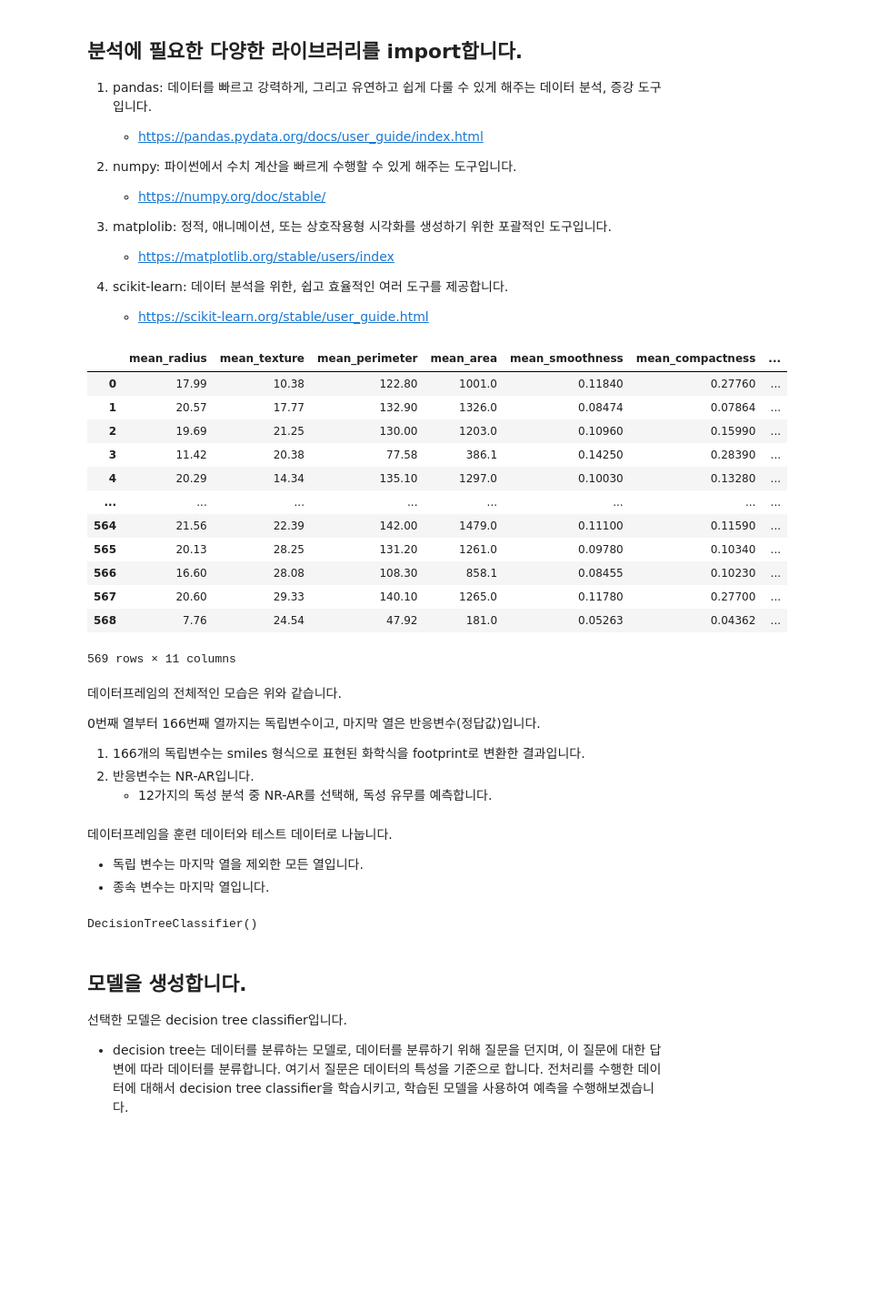
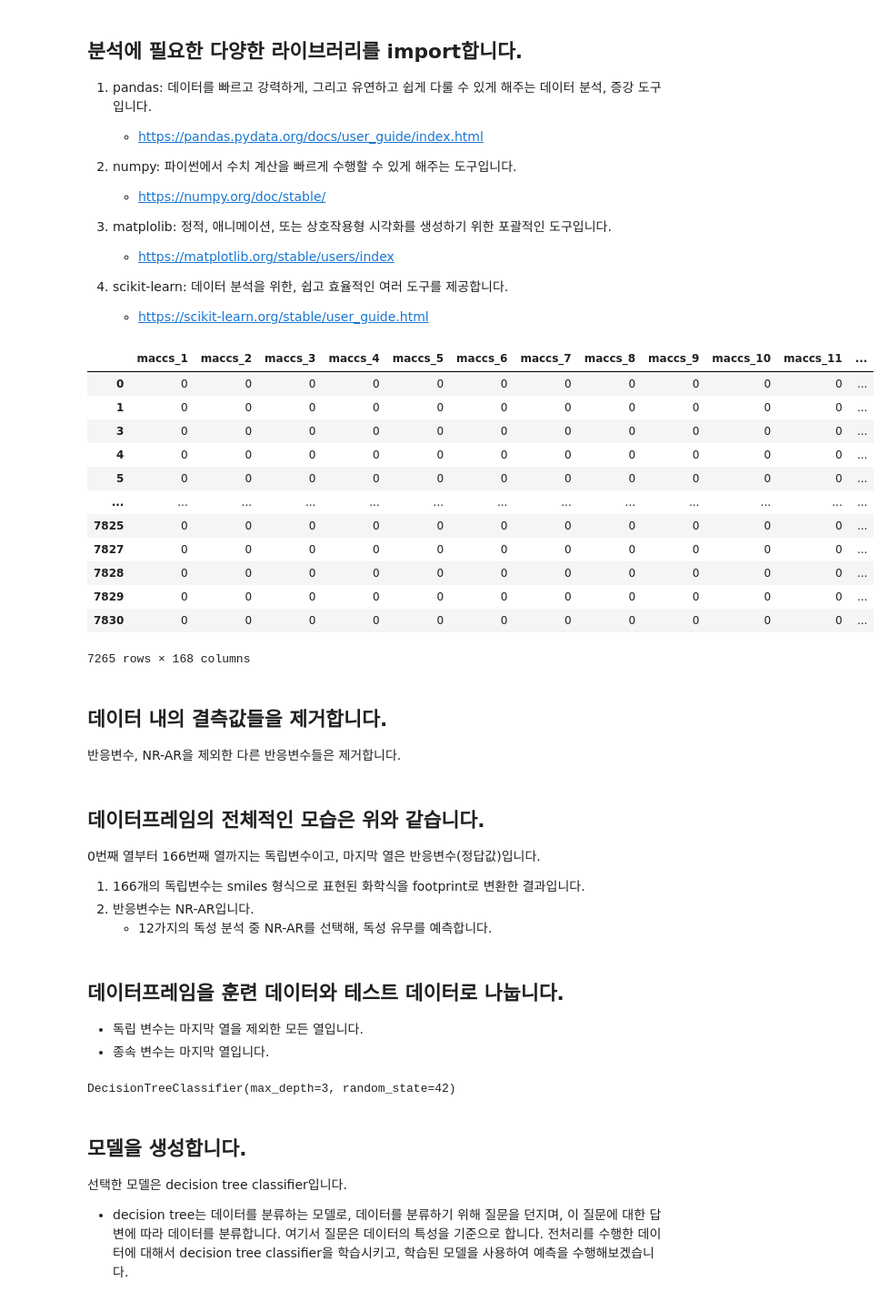
Before and after one commit to jaehyunGo/chem2401, a Jupyter notebook: ModelFitting/models/decision_tree.ipynb, the cells around one changed output. Shown: that part at 91% size. Saved outputs shown, nothing was run; the diff lists cells and outputs as text; code cells hidden in the pictures; blank space fills up the shorter version.

```diff
--- a/ModelFitting/models/decision_tree.ipynb
+++ b/ModelFitting/models/decision_tree.ipynb
@@ -19,38 +19,33 @@ from sklearn.datasets import load_breast_cancer
 
 4. scikit-learn: 데이터 분석을 위한, 쉽고 효율적인 여러 도구를 제공합니다.
     - <https://scikit-learn.org/stable/user_guide.html>
-# %%
-# 데이터가 없어서 일단은 유방암 데이터로 진행(나중에 승현님한테서 데이터 받아 대체해야함)
-breast_cancer = load_breast_cancer()
-df = pd.DataFrame(data = breast_cancer.data, columns = breast_cancer.feature_names)
-df
-
-# 데이터프레임에서 10개의 열만 사용
-df = df.iloc[:, :10]
-
-# 타겟 데이터를 가져와서 데이터프레임에 label이라는 열로 추가
-df["label"] = breast_cancer.target
-df.columns = [ col.replace(" ", "_") for col in df.columns]
-
-# 확인
-df.head(3)
-df
-# %% [output]
-|  | mean_radius | mean_texture | mean_perimeter | mean_area | mean_smoothness | mean_compactness | ... |
-| 0 | 17.99 | 10.38 | 122.80 | 1001.0 | 0.11840 | 0.27760 | ... |
-| 1 | 20.57 | 17.77 | 132.90 | 1326.0 | 0.08474 | 0.07864 | ... |
-| 2 | 19.69 | 21.25 | 130.00 | 1203.0 | 0.10960 | 0.15990 | ... |
-| 3 | 11.42 | 20.38 | 77.58 | 386.1 | 0.14250 | 0.28390 | ... |
-| 4 | 20.29 | 14.34 | 135.10 | 1297.0 | 0.10030 | 0.13280 | ... |
-| ... | ... | ... | ... | ... | ... | ... | ... |
-| 564 | 21.56 | 22.39 | 142.00 | 1479.0 | 0.11100 | 0.11590 | ... |
-| 565 | 20.13 | 28.25 | 131.20 | 1261.0 | 0.09780 | 0.10340 | ... |
-| 566 | 16.60 | 28.08 | 108.30 | 858.1 | 0.08455 | 0.10230 | ... |
-| 567 | 20.60 | 29.33 | 140.10 | 1265.0 | 0.11780 | 0.27700 | ... |
-| 568 | 7.76 | 24.54 | 47.92 | 181.0 | 0.05263 | 0.04362 | ... |
-569 rows × 11 columns
+# %%
+pd.set_option('display.max_columns', None)
+df = pd.read_csv('tox21_dataset.csv')
+df = df.dropna(subset=['NR-AR'])
+df = df.drop(columns=['NR-AR-LBD', 'NR-AhR', 'NR-Aromatase', 'NR-ER', 'NR-ER-LBD', 'NR-PPAR-gamma', 'SR-ARE', 'SR-ATAD5', 'SR-HSE', 'SR-MMP', 'SR-p53'])
+df = df.drop(columns='mol_id')
+df
+# %% [output]
+|  | maccs_1 | maccs_2 | maccs_3 | maccs_4 | maccs_5 | maccs_6 | maccs_7 | maccs_8 | maccs_9 | maccs_10 | maccs_11 | ... |
+| 0 | 0 | 0 | 0 | 0 | 0 | 0 | 0 | 0 | 0 | 0 | 0 | ... |
+| 1 | 0 | 0 | 0 | 0 | 0 | 0 | 0 | 0 | 0 | 0 | 0 | ... |
+| 3 | 0 | 0 | 0 | 0 | 0 | 0 | 0 | 0 | 0 | 0 | 0 | ... |
+| 4 | 0 | 0 | 0 | 0 | 0 | 0 | 0 | 0 | 0 | 0 | 0 | ... |
+| 5 | 0 | 0 | 0 | 0 | 0 | 0 | 0 | 0 | 0 | 0 | 0 | ... |
+| ... | ... | ... | ... | ... | ... | ... | ... | ... | ... | ... | ... | ... |
+| 7825 | 0 | 0 | 0 | 0 | 0 | 0 | 0 | 0 | 0 | 0 | 0 | ... |
+| 7827 | 0 | 0 | 0 | 0 | 0 | 0 | 0 | 0 | 0 | 0 | 0 | ... |
+| 7828 | 0 | 0 | 0 | 0 | 0 | 0 | 0 | 0 | 0 | 0 | 0 | ... |
+| 7829 | 0 | 0 | 0 | 0 | 0 | 0 | 0 | 0 | 0 | 0 | 0 | ... |
+| 7830 | 0 | 0 | 0 | 0 | 0 | 0 | 0 | 0 | 0 | 0 | 0 | ... |
+7265 rows × 168 columns
+# %% [markdown]
+## 데이터 내의 결측값들을 제거합니다.
+
+반응변수, NR-AR을 제외한 다른 반응변수들은 제거합니다.
 # %% [markdown]
-데이터프레임의 전체적인 모습은 위와 같습니다.
+## 데이터프레임의 전체적인 모습은 위와 같습니다.
 
 0번째 열부터 166번째 열까지는 독립변수이고, 마지막 열은 반응변수(정답값)입니다.
 
@@ -61,7 +56,7 @@ df
 X = df.iloc[:, :-1]
 y = df.iloc[:, -1]
 # %% [markdown]
-데이터프레임을 훈련 데이터와 테스트 데이터로 나눕니다.
+## 데이터프레임을 훈련 데이터와 테스트 데이터로 나눕니다.
 
 - 독립 변수는 마지막 열을 제외한 모든 열입니다.
 - 종속 변수는 마지막 열입니다.
@@ -69,11 +64,10 @@ y = df.iloc[:, -1]
 from sklearn.tree import DecisionTreeClassifier
 
 
-# 로지스틱 회귀 모델 생성
 model = DecisionTreeClassifier(max_depth=3, random_state=42)
 model.fit(X, y)
 # %% [output]
-DecisionTreeClassifier()
+DecisionTreeClassifier(max_depth=3, random_state=42)
 # %% [markdown]
 ## 모델을 생성합니다.
 
```
Also changed, not shown: parts of 7 cells of this notebook, 4 other files.
